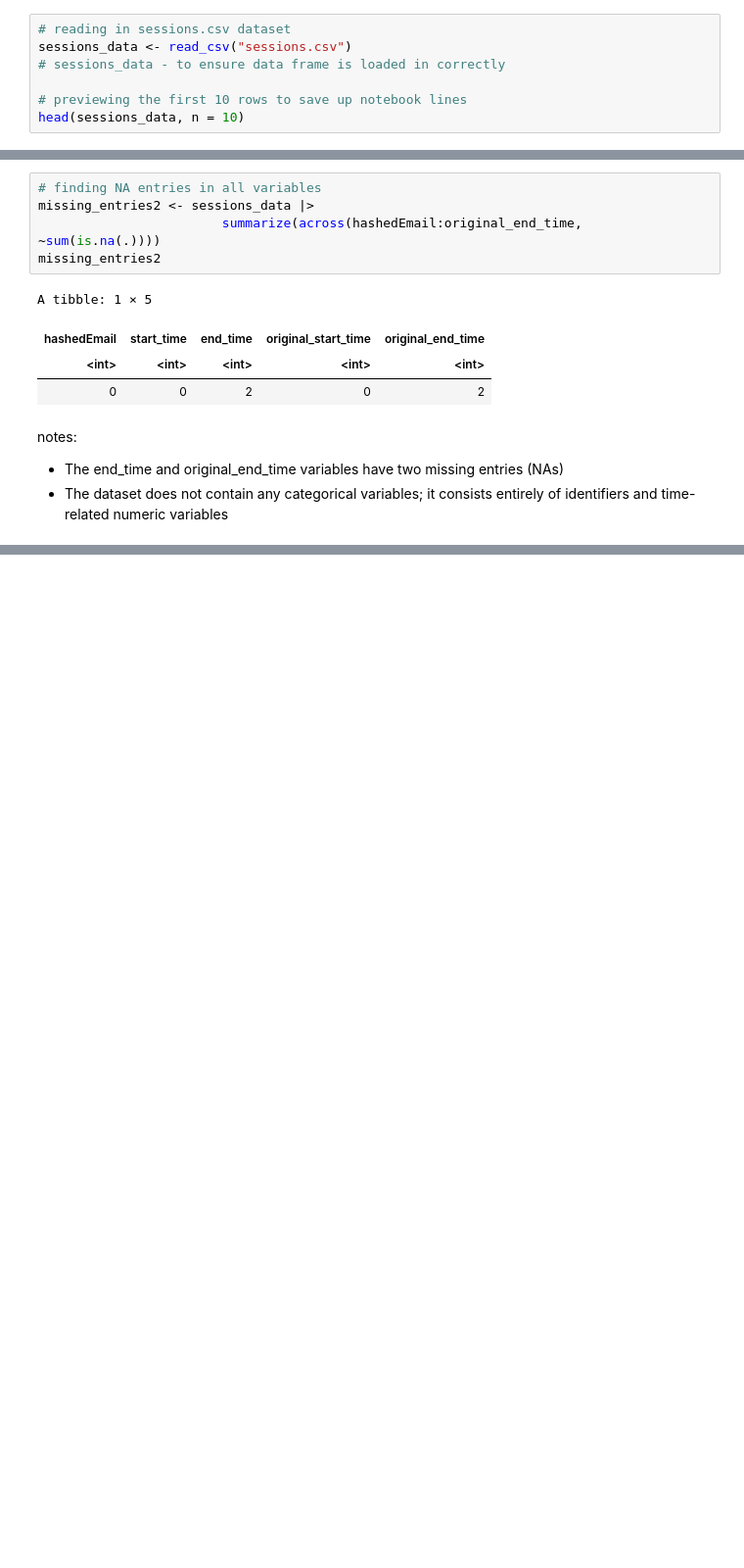
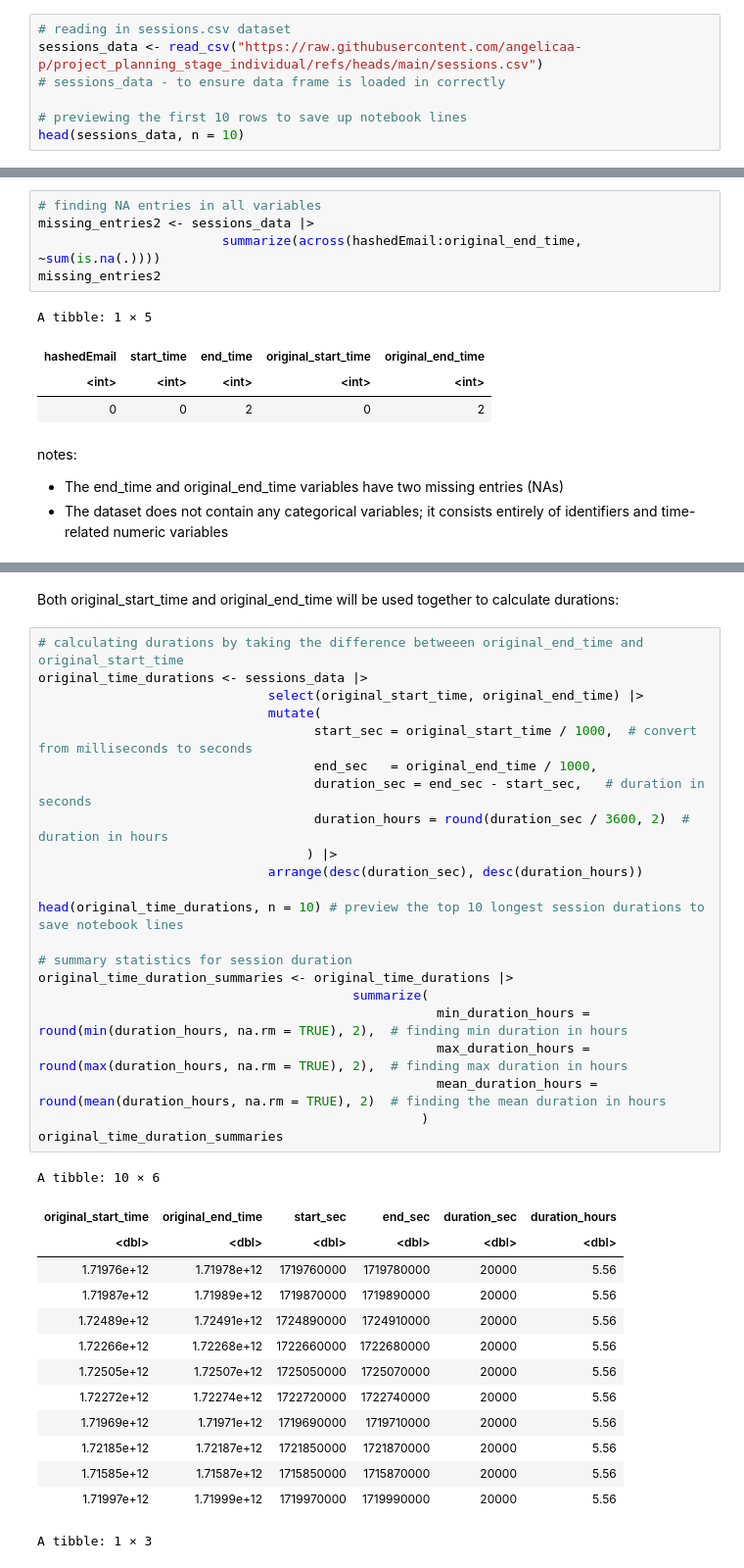
Before and after one commit to angelicaa-p/project_final_report_group, a Jupyter notebook: project_planning_stage_individual.ipynb, the cells around one changed output, grey strips where cells are left out. Shown at 98% size. Drawn from its saved outputs; the diff is of its cells as text; blank space fills up the shorter version.

```diff
--- a/project_planning_stage_individual.ipynb
+++ b/project_planning_stage_individual.ipynb
@@ -63,7 +46,7 @@ A tibble: 10 × 7
 | Veteran | TRUE | bbe2d83de678f519c4b3daa7265e683b4... | 0.0 | Nyla | Female | 22 |
 # %%
 # reading in sessions.csv dataset
-sessions_data <- read_csv("sessions.csv")
+sessions_data <- read_csv("https://raw.githubusercontent.com/angelicaa-p/project_planning_stage_individual/refs/heads/main/sessions.csv")
 # sessions_data - to ensure data frame is loaded in correctly
 
 # previewing the first 10 rows to save up notebook lines
@@ -334,0 +357,39 @@ notes:
+# %% [markdown]
+Both original_start_time and original_end_time will be used together to calculate durations:
+# %%
+# calculating durations by taking the difference betweeen original_end_time and original_start_time
+original_time_durations <- sessions_data |>
+                              select(original_start_time, original_end_time) |>
+                              mutate(
+                                    start_sec = original_start_time / 1000,  # convert from milliseconds to seconds
+                                    end_sec   = original_end_time / 1000,
+                                    duration_sec = end_sec - start_sec,   # duration in seconds
+                                    duration_hours = round(duration_sec / 3600, 2)  # duration in hours
+                                   ) |>
+                              arrange(desc(duration_sec), desc(duration_hours))
+
+head(original_time_durations, n = 10) # preview the top 10 longest session durations to save notebook lines
+
+# summary statistics for session duration
+original_time_duration_summaries <- original_time_durations |>
+                                         summarize(
+                                                    min_duration_hours = round(min(duration_hours, na.rm = TRUE), 2),  # finding min duration in hours
+                                                    max_duration_hours = round(max(duration_hours, na.rm = TRUE), 2),  # finding max duration in hours
+                                                    mean_duration_hours = round(mean(duration_hours, na.rm = TRUE), 2)  # finding the mean duration in hours
+                                                  )
+original_time_duration_summaries
+# %% [output]
+A tibble: 10 × 6
+| original_start_time | original_end_time | start_sec | end_sec | duration_sec | duration_hours |
+| <dbl> | <dbl> | <dbl> | <dbl> | <dbl> | <dbl> |
+| 1.71976e+12 | 1.71978e+12 | 1719760000 | 1719780000 | 20000 | 5.56 |
+| 1.71987e+12 | 1.71989e+12 | 1719870000 | 1719890000 | 20000 | 5.56 |
+| 1.72489e+12 | 1.72491e+12 | 1724890000 | 1724910000 | 20000 | 5.56 |
+| 1.72266e+12 | 1.72268e+12 | 1722660000 | 1722680000 | 20000 | 5.56 |
+| 1.72505e+12 | 1.72507e+12 | 1725050000 | 1725070000 | 20000 | 5.56 |
+| 1.72272e+12 | 1.72274e+12 | 1722720000 | 1722740000 | 20000 | 5.56 |
+| 1.71969e+12 | 1.71971e+12 | 1719690000 | 1719710000 | 20000 | 5.56 |
+| 1.72185e+12 | 1.72187e+12 | 1721850000 | 1721870000 | 20000 | 5.56 |
+| 1.71585e+12 | 1.71587e+12 | 1715850000 | 1715870000 | 20000 | 5.56 |
+| 1.71997e+12 | 1.71999e+12 | 1719970000 | 1719990000 | 20000 | 5.56 |
+A tibble: 1 × 3
```
Also changed, not shown: parts of 8 cells of this notebook.
